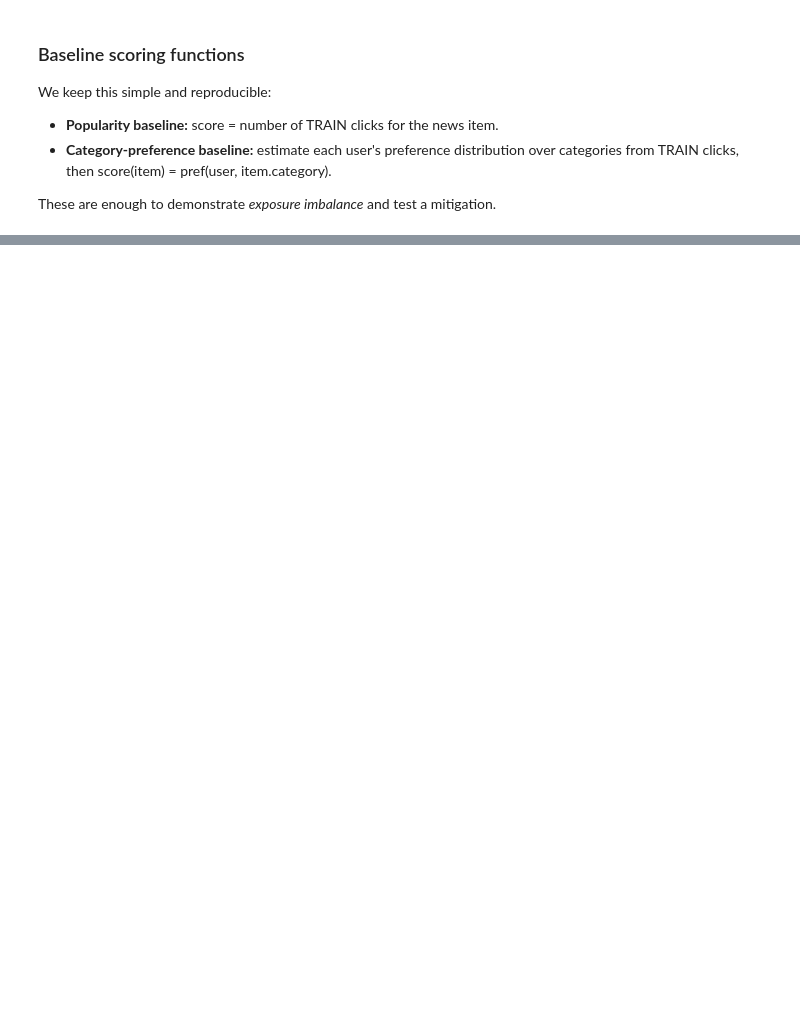
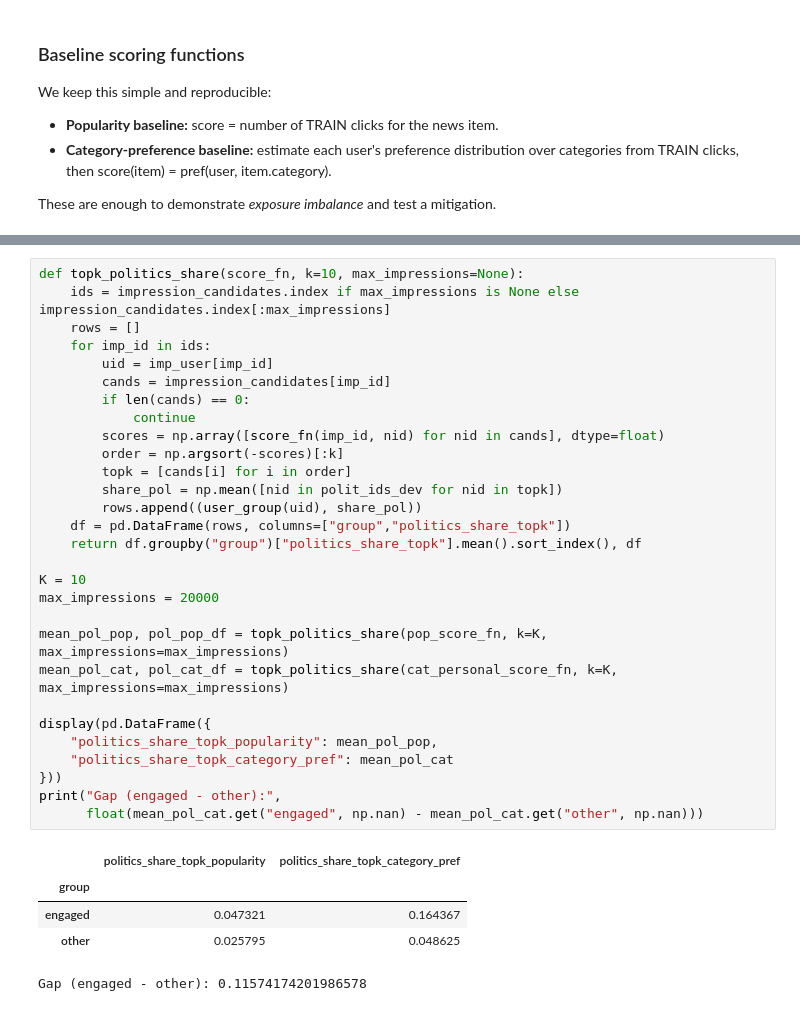
Before and after one commit to joanapimenta27/IAS_Project, a Jupyter notebook: notebooks/08_mitigations_and_conclusions.ipynb, the cells around one changed output, grey strips where cells are left out. Cells and saved outputs as stored; diff of their text form; blank space fills up the shorter version.

```diff
--- a/notebooks/08_mitigations_and_conclusions.ipynb
+++ b/notebooks/08_mitigations_and_conclusions.ipynb
@@ -148,0 +171,35 @@ print("Users with learned category preferences:", len(user_pref_cat))
+# %%
+def topk_politics_share(score_fn, k=10, max_impressions=None):
+    ids = impression_candidates.index if max_impressions is None else impression_candidates.index[:max_impressions]
+    rows = []
+    for imp_id in ids:
+        uid = imp_user[imp_id]
+        cands = impression_candidates[imp_id]
+        if len(cands) == 0:
+            continue
+        scores = np.array([score_fn(imp_id, nid) for nid in cands], dtype=float)
+        order = np.argsort(-scores)[:k]
+        topk = [cands[i] for i in order]
+        share_pol = np.mean([nid in polit_ids_dev for nid in topk])
+        rows.append((user_group(uid), share_pol))
+    df = pd.DataFrame(rows, columns=["group","politics_share_topk"])
+    return df.groupby("group")["politics_share_topk"].mean().sort_index(), df
+
+K = 10
+max_impressions = 20000
+
+mean_pol_pop, pol_pop_df = topk_politics_share(pop_score_fn, k=K, max_impressions=max_impressions)
+mean_pol_cat, pol_cat_df = topk_politics_share(cat_personal_score_fn, k=K, max_impressions=max_impressions)
+
+display(pd.DataFrame({
+    "politics_share_topk_popularity": mean_pol_pop,
+    "politics_share_topk_category_pref": mean_pol_cat
+}))
+print("Gap (engaged - other):",
+      float(mean_pol_cat.get("engaged", np.nan) - mean_pol_cat.get("other", np.nan)))
+# %% [output]
+|  | politics_share_topk_popularity | politics_share_topk_category_pref |
+| group |  |  |
+| engaged | 0.047321 | 0.164367 |
+| other | 0.025795 | 0.048625 |
+Gap (engaged - other): 0.11574174201986578
```
Also changed, not shown: parts of 40 cells of this notebook.
